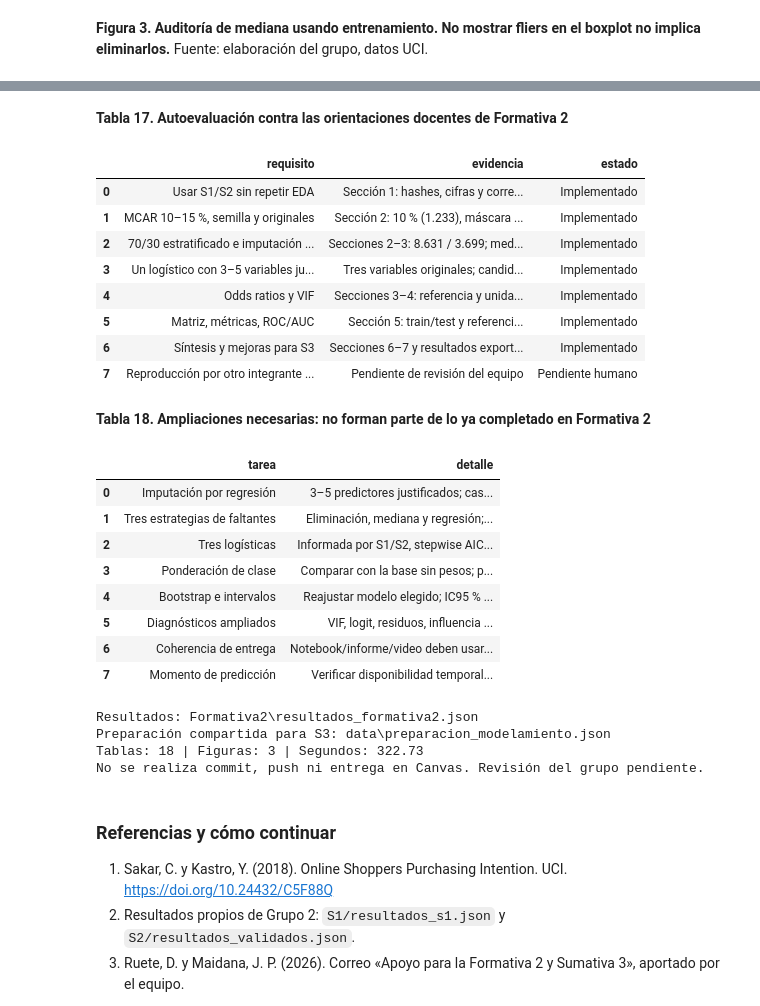
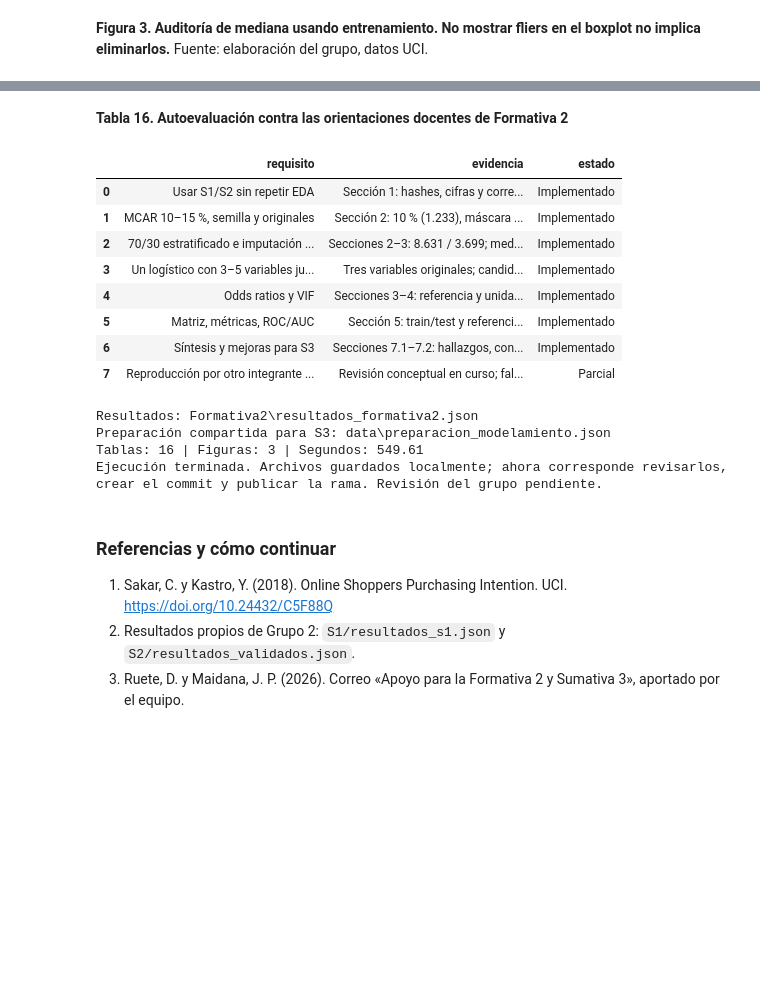
Before and after one commit to RenzoVilchez02/proyectoGrupo2, a Jupyter notebook: Formativa2/Modelamiento_Predictivo.ipynb, the cells around one changed output, grey strips where cells are left out. Drawn from its saved outputs; the diff is of its cells as text; code cells hidden in the pictures; blank space fills up the shorter version.

Commit message:
Amplía síntesis de Formativa 2 y plan de pruebas para S3

```diff
--- a/Formativa2/Modelamiento_Predictivo.ipynb
+++ b/Formativa2/Modelamiento_Predictivo.ipynb
@@ -701,19 +814,23 @@ revision_formativa=pd.DataFrame([
  {'requisito':'Un logístico con 3–5 variables justificadas','evidencia':'Tres variables originales; candidatos S1/S2 y VIF explícitos','estado':'Implementado'},
  {'requisito':'Odds ratios y VIF','evidencia':'Secciones 3–4: referencia y unidad de cambio indicadas','estado':'Implementado'},
  {'requisito':'Matriz, métricas, ROC/AUC','evidencia':'Sección 5: train/test y referencia mayoritaria','estado':'Implementado'},
- {'requisito':'Síntesis y mejoras para S3','evidencia':'Secciones 6–7 y resultados exportados','estado':'Implementado'},
- {'requisito':'Reproducción por otro integrante y revisión conceptual','evidencia':'Pendiente de revisión del equipo','estado':'Pendiente humano'}])
+ {'requisito':'Síntesis y mejoras para S3','evidencia':'Secciones 7.1–7.2: hallazgos, conexión S1/S2 y diez pruebas para S3','estado':'Implementado'},
+ {'requisito':'Reproducción por otro integrante y revisión conceptual',
+ 'evidencia':'Revisión conceptual en curso; falta reproducción por otro integrante',
+ 'estado':'Parcial'}])
 tabla(revision_formativa,'Autoevaluación contra las orientaciones docentes de Formativa 2')
 pendientes_s3=pd.DataFrame([
- {'tarea':'Imputación por regresión','detalle':'3–5 predictores justificados; casos completos de train; diagnósticos y error frente a verdades ocultas.'},
- {'tarea':'Tres estrategias de faltantes','detalle':'Eliminación, mediana y regresión; muestra, distribución, correlaciones y desempeño en poblaciones comparables.'},
- {'tarea':'Tres logísticas','detalle':'Informada por S1/S2, stepwise AIC y reducida; selección/validación solo dentro de train.'},
- {'tarea':'Ponderación de clase','detalle':'Comparar con la base sin pesos; pesos derivados de train. Evaluar recall, precision y discriminación.'},
- {'tarea':'Bootstrap e intervalos','detalle':'Reajustar modelo elegido; IC95 % coeficientes y OR; comparar tradicionales y conservación de signo.'},
- {'tarea':'Diagnósticos ampliados','detalle':'VIF, logit, residuos, influencia y estabilidad. No eliminar filas según resultados de prueba.'},
- {'tarea':'Coherencia de entrega','detalle':'Notebook/informe/video deben usar la misma versión y resultados; aclarar discrepancia de sección 1.1 de S2.'},
- {'tarea':'Momento de predicción','detalle':'Verificar disponibilidad temporal de variables; PageValues continúa excluida.'}])
-tabla(pendientes_s3,'Ampliaciones necesarias: no forman parte de lo ya completado en Formativa 2')
+    {'orden': 1, 'tarea': 'Preparación compartida', 'detalle': 'Reutilizar máscara MCAR y partición; preparación y ajuste solo en train.', 'estado': 'Pendiente en S3'},
+    {'orden': 2, 'tarea': 'Imputación por regresión', 'detalle': '3–5 predictores de S1/S2; casos completos de train; residuos, MAE/RMSE y dispersión frente a mediana.', 'estado': 'Pendiente en S3'},
+    {'orden': 3, 'tarea': 'Tres estrategias de faltantes', 'detalle': 'Eliminación, mediana y regresión; tamaños, correlaciones, población común y cobertura.', 'estado': 'Pendiente en S3'},
+    {'orden': 4, 'tarea': 'Tres logísticas', 'detalle': 'Informada por S1/S2, stepwise AIC y reducida; selección interna y comparación de parsimonia.', 'estado': 'Pendiente en S3'},
+    {'orden': 5, 'tarea': 'Ponderación de clase', 'detalle': 'Comparar sin pesos vs balanceado con misma especificación y umbral 0.5; detección y falsas alarmas.', 'estado': 'Pendiente en S3'},
+    {'orden': 6, 'tarea': 'Selección del umbral', 'detalle': 'Rejilla predefinida en validación interna de train; criterio acordado; fijar antes de evaluar prueba. Separar de ponderación.', 'estado': 'Pendiente en S3'},
+    {'orden': 7, 'tarea': 'Bootstrap e intervalos', 'detalle': 'Reajustar preparación y modelo; IC95 % beta/OR tradicionales y bootstrap; conservación de signo y estabilidad de intervalos.', 'estado': 'Pendiente en S3'},
+    {'orden': 8, 'tarea': 'Diagnósticos y sensibilidad', 'detalle': 'VIF, logit, residuos, influencia, convergencia y colas; sin eliminar casos según prueba.', 'estado': 'Pendiente en S3'},
+    {'orden': 9, 'tarea': 'Impacto final de imputación', 'detalle': 'Misma especificación final con tres tratamientos: muestra, beta, IC, AUC y métricas; poblaciones comparables.', 'estado': 'Pendiente en S3'},
+    {'orden': 10, 'tarea': 'Disponibilidad y coherencia de entrega', 'detalle': 'PageValues fuera hasta confirmar; momento de predicción; S1/S2/S3 consistentes entre notebook, informe y video.', 'estado': 'Pendiente en S3'},
+])
 salida={
  'schema_version':1,'fase':'Formativa 2','notebook':'Formativa2/Modelamiento_Predictivo.ipynb',
  'procedencia':{'CSV':str(CSV.relative_to(RAIZ)),'sha256_csv_LF':HASH_CSV,
@@ -731,51 +848,42 @@ salida={
  'coeficientes_OR':registros(tabla_coef),'intercepto':intercepto,'iteraciones_ajuste':n_iter,
  'validacion_interna_folds':registros(tabla_cv),'validacion_interna_resumen':registros(resumen_cv),
  'medianas_seg_por_fold':medianas_cv,'metricas':registros(tabla_metricas),'baseline':registros(baseline),
  'matrices_confusion':{c:m.tolist() for c,m in MATRICES.items()},
  'pesos_propuestos_S3_no_aplicados':registros(pesos_s3),'auditoria_coincidencias':duplicados_auditoria,
  'interpretacion_desempeno':lectura_desempeno,'revision_formativa':registros(revision_formativa),
+ 'sintesis_integrada':sintesis_integrada,
  'pendientes_S3':registros(pendientes_s3),
  'limites':['No predicción en tiempo real demostrada; datos agregados de sesión.',
    'S1/S2 exploraron datos completos; prueba interna no equivale a validación externa.',
    'Independencia por usuario no verificable; coincidencias de perfiles auditadas.',
    'Mediana reduce dispersión y no incorpora incertidumbre de imputación.',
    'Umbral 0.5 y sin pesos: no optimizados con prueba; coeficientes aún sin intervalos.',
    'PageValues excluida; sin interpretación causal de coeficientes ni asociaciones.']}
 RESULTADOS_PATH=RAIZ/'Formativa2/resultados_formativa2.json'
 RESULTADOS_PATH.write_text(json.dumps(salida,ensure_ascii=False,indent=2,allow_nan=False),encoding='utf-8')
 assert sha_lf(CSV)==HASH_CSV, 'No debe alterarse el CSV original.'
 assert all(not {'PageValues','Revenue'} & set(PREDICTORES) for _ in [0])
 assert len(revision_formativa.loc[revision_formativa.estado=='Implementado'])==7
 assert datos.isna().sum().sum()==1233
 print('Resultados:',RESULTADOS_PATH.relative_to(RAIZ))
 print('Preparación compartida para S3:',PROTOCOLO_PATH.relative_to(RAIZ))
 print('Tablas:',TABLAS,'| Figuras:',FIGURAS,'| Segundos:',round(perf_counter()-INICIO,2))
-print('No se realiza commit, push ni entrega en Canvas. Revisión del grupo pendiente.')
+print('Ejecución terminada. Archivos guardados localmente; ahora corresponde revisarlos, crear el commit y publicar la rama. Revisión del grupo pendiente.')
 # %% [output]
-**Tabla 17. Autoevaluación contra las orientaciones docentes de Formativa 2**
+**Tabla 16. Autoevaluación contra las orientaciones docentes de Formativa 2**
 |  | requisito | evidencia | estado |
 | 0 | Usar S1/S2 sin repetir EDA | Sección 1: hashes, cifras y corre... | Implementado |
 | 1 | MCAR 10–15 %, semilla y originales | Sección 2: 10 % (1.233), máscara ... | Implementado |
 | 2 | 70/30 estratificado e imputación ... | Secciones 2–3: 8.631 / 3.699; med... | Implementado |
 | 3 | Un logístico con 3–5 variables ju... | Tres variables originales; candid... | Implementado |
 | 4 | Odds ratios y VIF | Secciones 3–4: referencia y unida... | Implementado |
 | 5 | Matriz, métricas, ROC/AUC | Sección 5: train/test y referenci... | Implementado |
-| 6 | Síntesis y mejoras para S3 | Secciones 6–7 y resultados export... | Implementado |
-| 7 | Reproducción por otro integrante ... | Pendiente de revisión del equipo | Pendiente humano |
+| 6 | Síntesis y mejoras para S3 | Secciones 7.1–7.2: hallazgos, con... | Implementado |
+| 7 | Reproducción por otro integrante ... | Revisión conceptual en curso; fal... | Parcial |
-**Tabla 18. Ampliaciones necesarias: no forman parte de lo ya completado en Formativa 2**
-|  | tarea | detalle |
-| 0 | Imputación por regresión | 3–5 predictores justificados; cas... |
-| 1 | Tres estrategias de faltantes | Eliminación, mediana y regresión;... |
-| 2 | Tres logísticas | Informada por S1/S2, stepwise AIC... |
-| 3 | Ponderación de clase | Comparar con la base sin pesos; p... |
-| 4 | Bootstrap e intervalos | Reajustar modelo elegido; IC95 % ... |
-| 5 | Diagnósticos ampliados | VIF, logit, residuos, influencia ... |
-| 6 | Coherencia de entrega | Notebook/informe/video deben usar... |
-| 7 | Momento de predicción | Verificar disponibilidad temporal... |
 Resultados: Formativa2\resultados_formativa2.json
 Preparación compartida para S3: data\preparacion_modelamiento.json
-Tablas: 18 | Figuras: 3 | Segundos: 322.73
-No se realiza commit, push ni entrega en Canvas. Revisión del grupo pendiente.
+Tablas: 16 | Figuras: 3 | Segundos: 549.61
+Ejecución terminada. Archivos guardados localmente; ahora corresponde revisarlos, crear el commit y publicar la rama. Revisión del grupo pendiente.
 # %% [markdown]
 ### Referencias y cómo continuar
 
```
Also changed, not shown: parts of 3 cells of this notebook, 1 other file.
